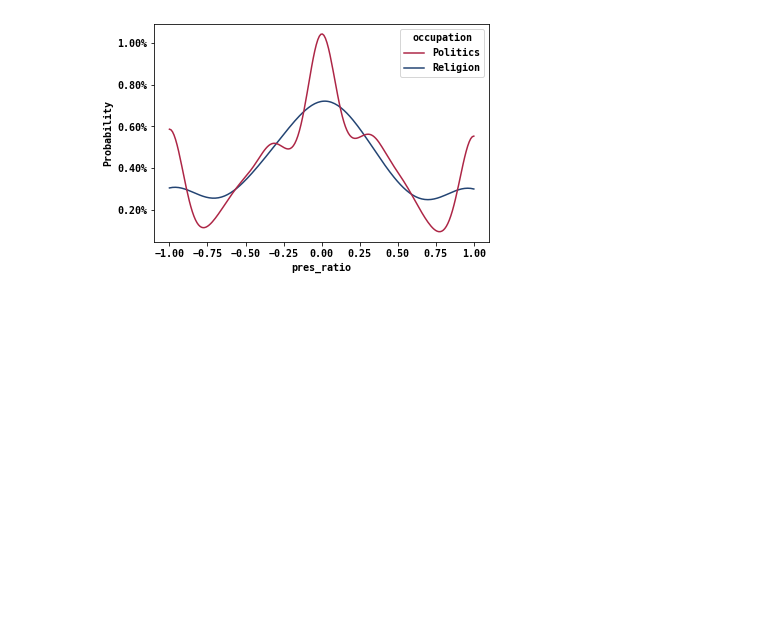
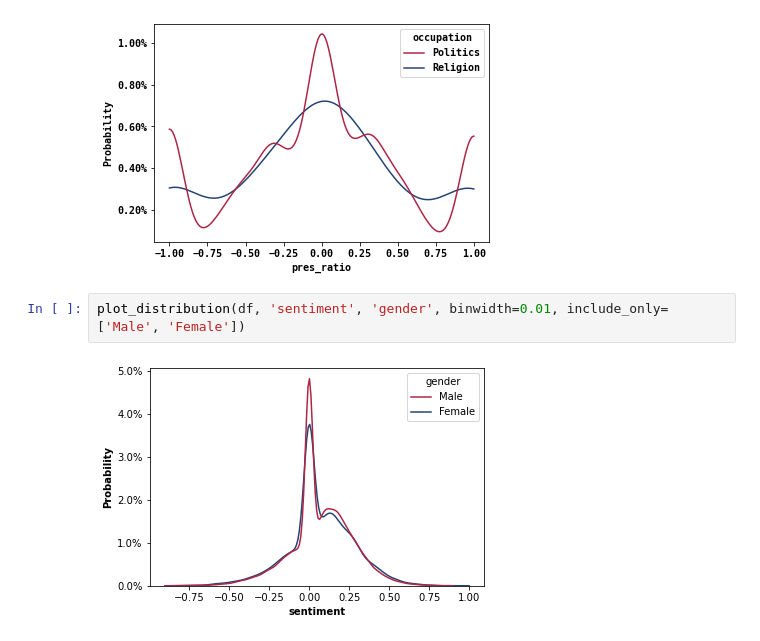
Before and after one commit to epfl-ada/ada-2021-project-r-o-c-k, a Jupyter notebook: feature_exploration.ipynb, the cells around one changed output. Cells and saved outputs as stored; diff of their text form; blank space fills up the shorter version.

```diff
--- a/feature_exploration.ipynb
+++ b/feature_exploration.ipynb
@@ -408,3 +461,7 @@ for significant_list in least_significant_list:
 [figure]
 [figure]
 [figure]
+# %%
+plot_distribution(df, 'sentiment', 'gender', binwidth=0.01, include_only=['Male', 'Female'])
+# %% [output]
+[figure, added]
```
Also changed, not shown: parts of 8 cells of this notebook, 1 other file.
